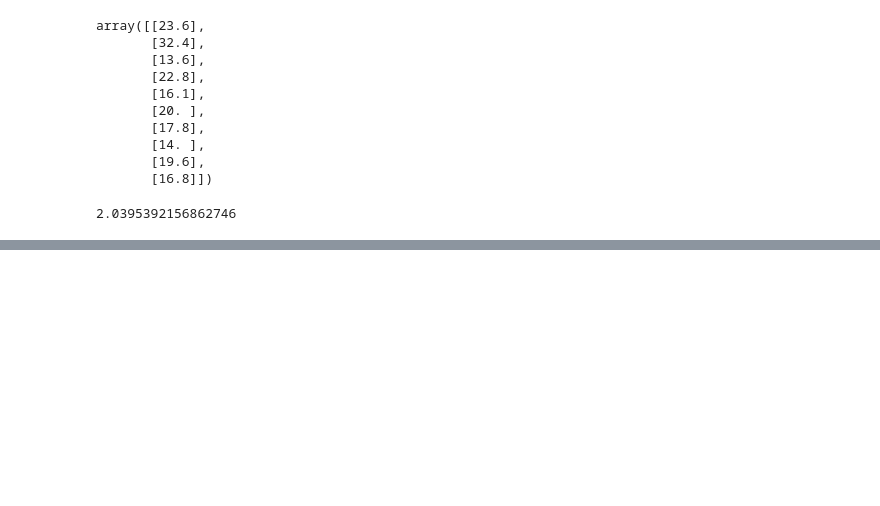
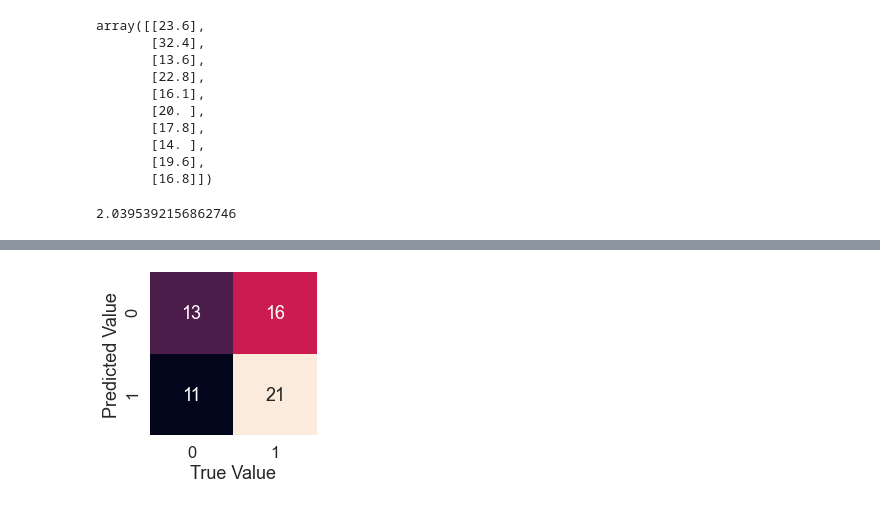
Before and after one commit to Grimmwolf-lab/Machine-learning-Projects, a Jupyter notebook: Introduction-to-scikit-learn.ipynb, the cells around one changed output, grey strips where cells are left out. Saved outputs shown, nothing was run; the diff lists cells and outputs as text; code cells hidden in the pictures; blank space fills up the shorter version.

```diff
--- a/Introduction-to-scikit-learn.ipynb
+++ b/Introduction-to-scikit-learn.ipynb
@@ -498,0 +707,16 @@ mean_absolute_error(y_test,y_pred)
+# %%
+def plot_conf_mat(conf_mat):
+
+    fig, ax = plt.subplots(figsize=(3,3))
+    ax = sns.heatmap(conf_mat,
+                    annot=True,
+                    cbar=False)
+
+    plt.xlabel("True Value")
+    plt.ylabel("Predicted Value")
+
+    #fixing the broken heatmap size
+
+plot_conf_mat(conf_mat)
+# %% [output]
+[figure, added]
```
Also changed, not shown: parts of 109 cells of this notebook, 3 other files.
